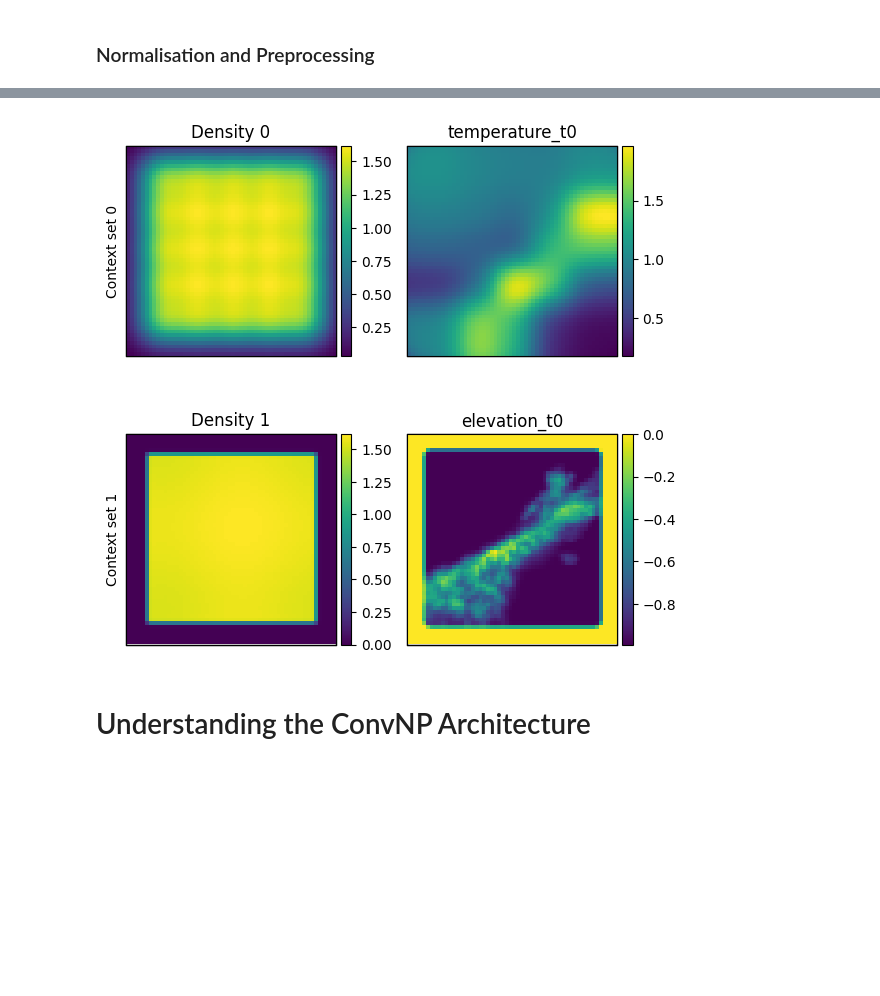
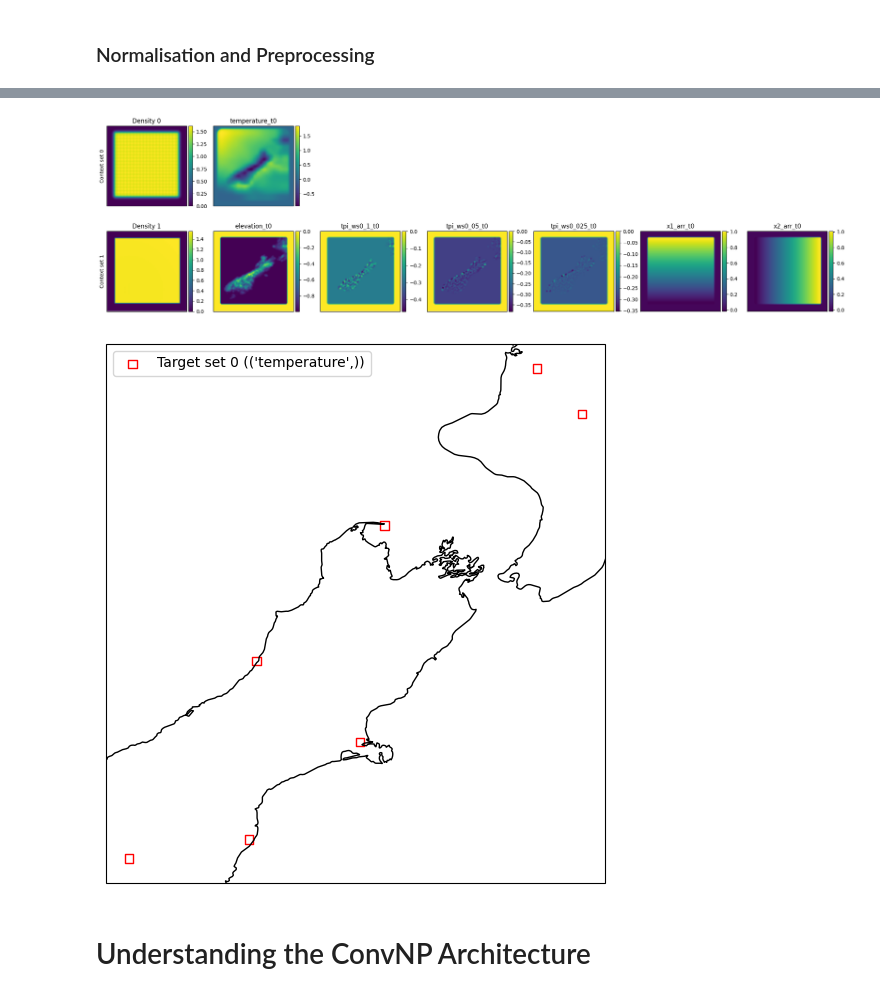
Before and after one commit to LennoxC/convcnp-assim-nz, a Jupyter notebook: notebooks/experiments/exp1_temperature_ConvCNP.ipynb, the cells around one changed output, grey strips where cells are left out. Drawn from its saved outputs; the diff is of its cells as text; code cells hidden in the pictures; blank space fills up the shorter version.

```diff
--- a/notebooks/experiments/exp1_temperature_ConvCNP.ipynb
+++ b/notebooks/experiments/exp1_temperature_ConvCNP.ipynb
@@ -168,7 +191,7 @@ data_processor = DataProcessor(x1_name=LATITUDE, x1_map=(era5_da[LATITUDE].min()
 # %%
 era5_processed, station_processed = data_processor([era5_da_coarsen, stations_resample])
 # %%
-aux_highres_processed, aux_processed = data_processor([topography_ds, topo_coarse], method='min_max')
+ds_aux_processed, ds_aux_coarse_processed = data_processor([ds_aux, ds_aux_coarse], method='min_max')
 # %%
 print(data_processor)
 # %% [output]
@@ -193,7 +216,4 @@ DataProcessor with normalisation params:
 # %%
-from deepsensor.data.utils import construct_x1x2_ds
-
-x1x2_ds = construct_x1x2_ds(aux_processed)
-aux_processed['x1_arr'] = x1x2_ds['x1_arr']
-aux_processed['x2_arr'] = x1x2_ds['x2_arr']
-aux_processed
+x1x2_ds = construct_x1x2_ds(ds_aux_coarse_processed)
+ds_aux_coarse_processed['x1_arr'] = x1x2_ds['x1_arr']
+ds_aux_coarse_processed['x2_arr'] = x1x2_ds['x2_arr']
@@ -220,7 +240,7 @@ Coordinates:
 # %%
 # this doesn't use any stations in the context set.
 # this should be updated for data assimilation experiments later.
-task_loader = TaskLoader(context=[era5_processed, aux_processed], target=station_processed, aux_at_targets=aux_highres_processed)
+task_loader = TaskLoader(context=[era5_processed, ds_aux_coarse_processed], target=station_processed, aux_at_targets=ds_aux_processed)
 # %%
-model = ConvNP(data_processor, task_loader, unet_channels=(32,)*3, likelihood="gnp")
+model = ConvNP(data_processor, task_loader, unet_channels=(64,)*5, likelihood="gnp")
 # %% [output]
@@ -260,7 +270,17 @@ Y_t_aux: ndarray/float32/(4, 5)
 # %%
-fig = deepsensor.plot.context_encoding(model, train_tasks[0], task_loader)
+fig = deepsensor.plot.context_encoding(model, train_tasks[1], task_loader)
 # %% [output]
-[figure, old version]
+[figure, new version]
+# %%
+crs = ccrs.PlateCarree()
+
+fig, ax = plt.subplots(1, 1, figsize=(7, 7), subplot_kw={'projection': crs})
+ax.coastlines()
+ax.add_feature(cf.BORDERS)
+deepsensor.plot.offgrid_context(ax, train_tasks[5], data_processor, task_loader, plot_target=True)
+plt.show()
+# %% [output]
+[figure, added]
 # %% [markdown]
 # Understanding the ConvNP Architecture
 # %%
```
Also changed, not shown: parts of 31 cells of this notebook, 2 other files.
